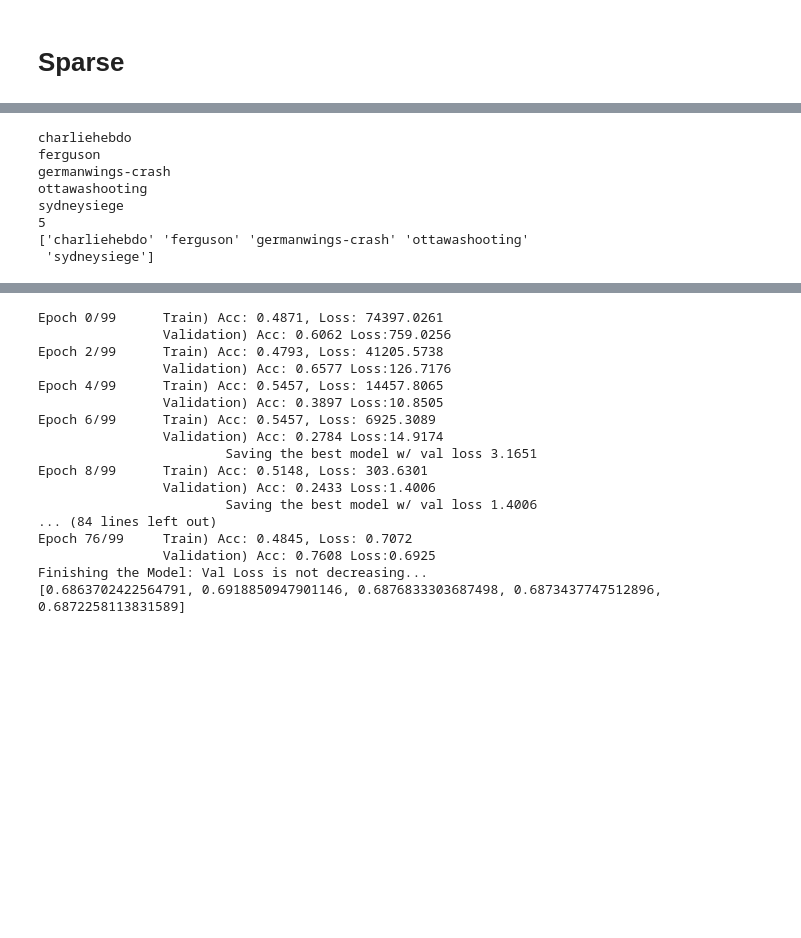
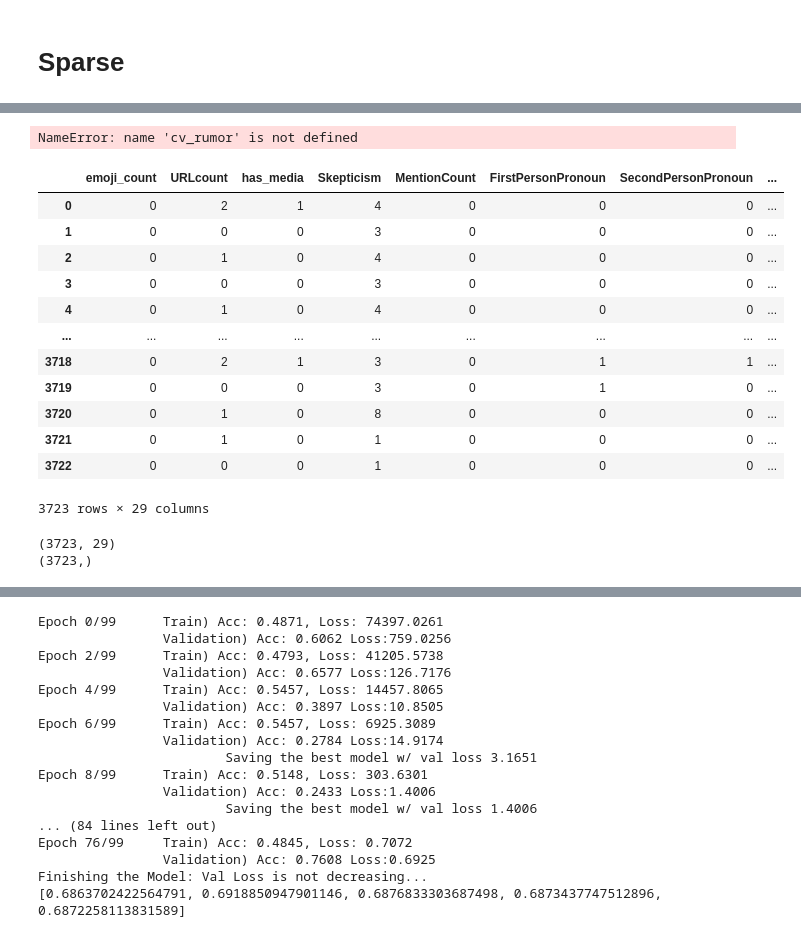
Before and after one commit to zzunebye/Capstone-code-data, a Jupyter notebook: _CLF_MLP_Final.ipynb, the cells around one changed output, grey strips where cells are left out. Drawn from its saved outputs; the diff is of its cells as text; code cells hidden in the pictures; blank space fills up the shorter version.

```diff
--- a/_CLF_MLP_Final.ipynb
+++ b/_CLF_MLP_Final.ipynb
@@ -401,14 +401,30 @@ class sparse_model(nn.Module):
         # x = self.fc3(x)
         # x = self.fc3(x)
         return x
-# %%
-cv_rumor(model_sparse, pheme_event)
-# %% [output]
-charliehebdo
-ferguson
-germanwings-crash
-ottawashooting
-sydneysiege
-5
-['charliehebdo' 'ferguson' 'germanwings-crash' 'ottawashooting'
- 'sydneysiege']
+# %%
+cv_pd_list = cv_rumor(model_sparse, pd.concat([pheme_sparse_final,pheme_event],axis=1))
+# %% [output]
+NameError: name 'cv_rumor' is not defined
+# %%
+train_target = cv_pd_list[0][0].pop('target')
+cv_pd_list[0][0]
+# %% [output]
+|  | emoji_count | URLcount | has_media | Skepticism | MentionCount | FirstPersonPronoun | SecondPersonPronoun | ... |
+| 0 | 0 | 2 | 1 | 4 | 0 | 0 | 0 | ... |
+| 1 | 0 | 0 | 0 | 3 | 0 | 0 | 0 | ... |
+| 2 | 0 | 1 | 0 | 4 | 0 | 0 | 0 | ... |
+| 3 | 0 | 0 | 0 | 3 | 0 | 0 | 0 | ... |
+| 4 | 0 | 1 | 0 | 4 | 0 | 0 | 0 | ... |
+| ... | ... | ... | ... | ... | ... | ... | ... | ... |
+| 3718 | 0 | 2 | 1 | 3 | 0 | 1 | 1 | ... |
+| 3719 | 0 | 0 | 0 | 3 | 0 | 1 | 0 | ... |
+| 3720 | 0 | 1 | 0 | 8 | 0 | 0 | 0 | ... |
+| 3721 | 0 | 1 | 0 | 1 | 0 | 0 | 0 | ... |
+| 3722 | 0 | 0 | 0 | 1 | 0 | 0 | 0 | ... |
+3723 rows × 29 columns
+# %%
+print(cv_pd_list[0][0].values.shape)
+print(train_target.shape)
+# %% [output]
+(3723, 29)
+(3723,)
```
Also changed, not shown: parts of 5 cells of this notebook, 3 other files.
